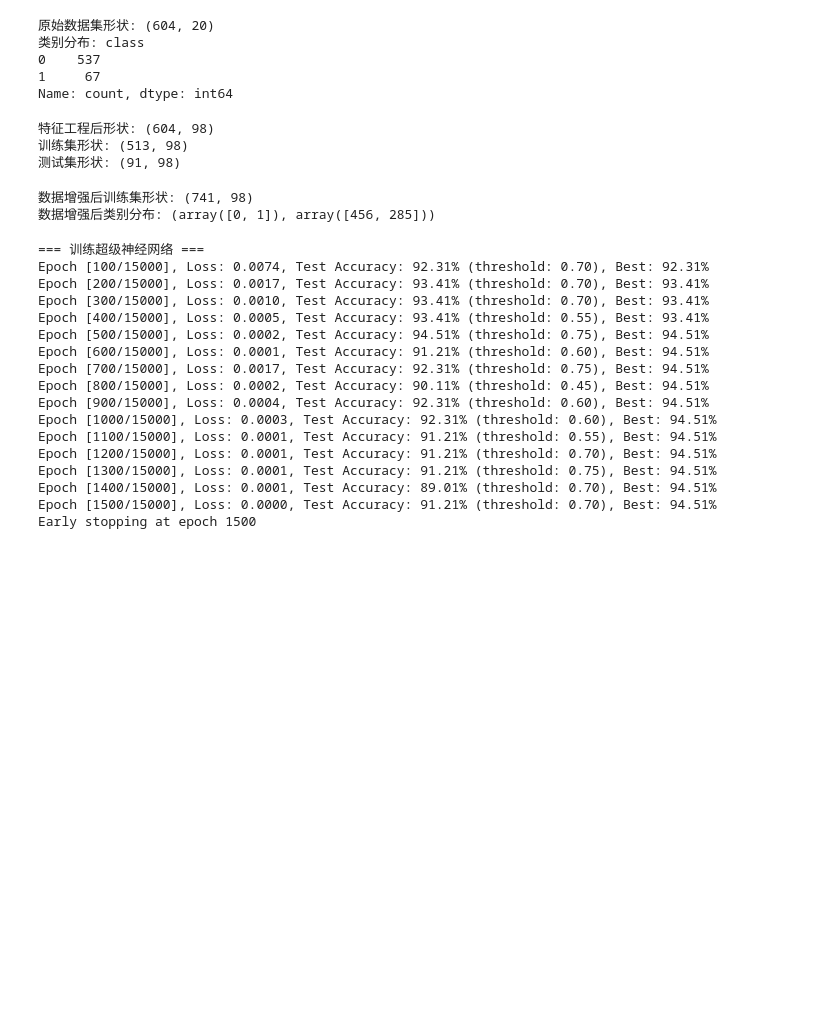
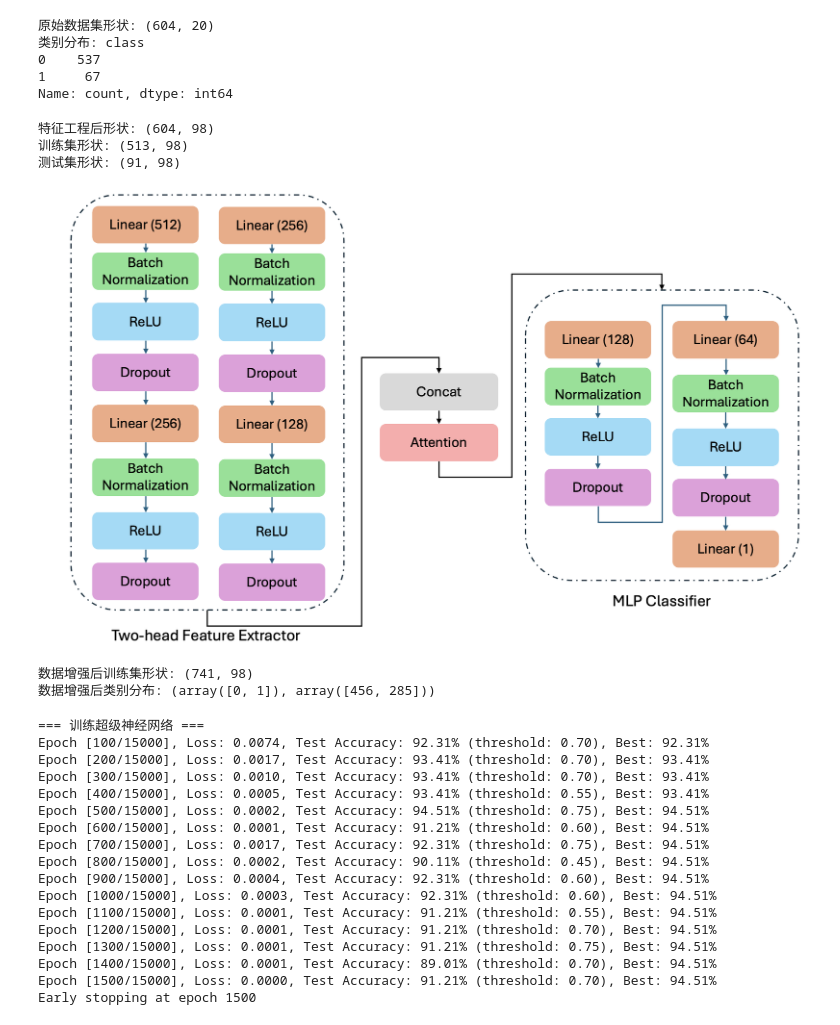
Before and after one commit to YichenShen0103/CUMCM-25C, a Jupyter notebook: problem4.ipynb, the cells around one changed output. Saved outputs shown, nothing was run; the diff lists cells and outputs as text; code cells hidden in the pictures; blank space fills up the shorter version.

Commit message:
model picture in notebook

```diff
--- a/problem4.ipynb
+++ b/problem4.ipynb
@@ -178,6 +183,18 @@ class SuperAdvancedClassifier(nn.Module):
         # 最终预测
         output = self.classifier(attended)
         return output
+# %%
+# 图片 URL
+image_url = "https://raw.githubusercontent.com/YichenShen0103/CUMCM-25C/main/assets/model_pipeline.png"
+
+# 从网络获取图片并转成二进制流
+response = requests.get(image_url)
+img = Image.open(BytesIO(response.content))
+
+# 显示图片
+display(img)
+# %% [output]
+[figure, added]
 # %%
 # 数据增强函数
 def augment_minority_class(X, y, augment_factor=3):
```
Also changed, not shown: parts of 1 cell of this notebook.
